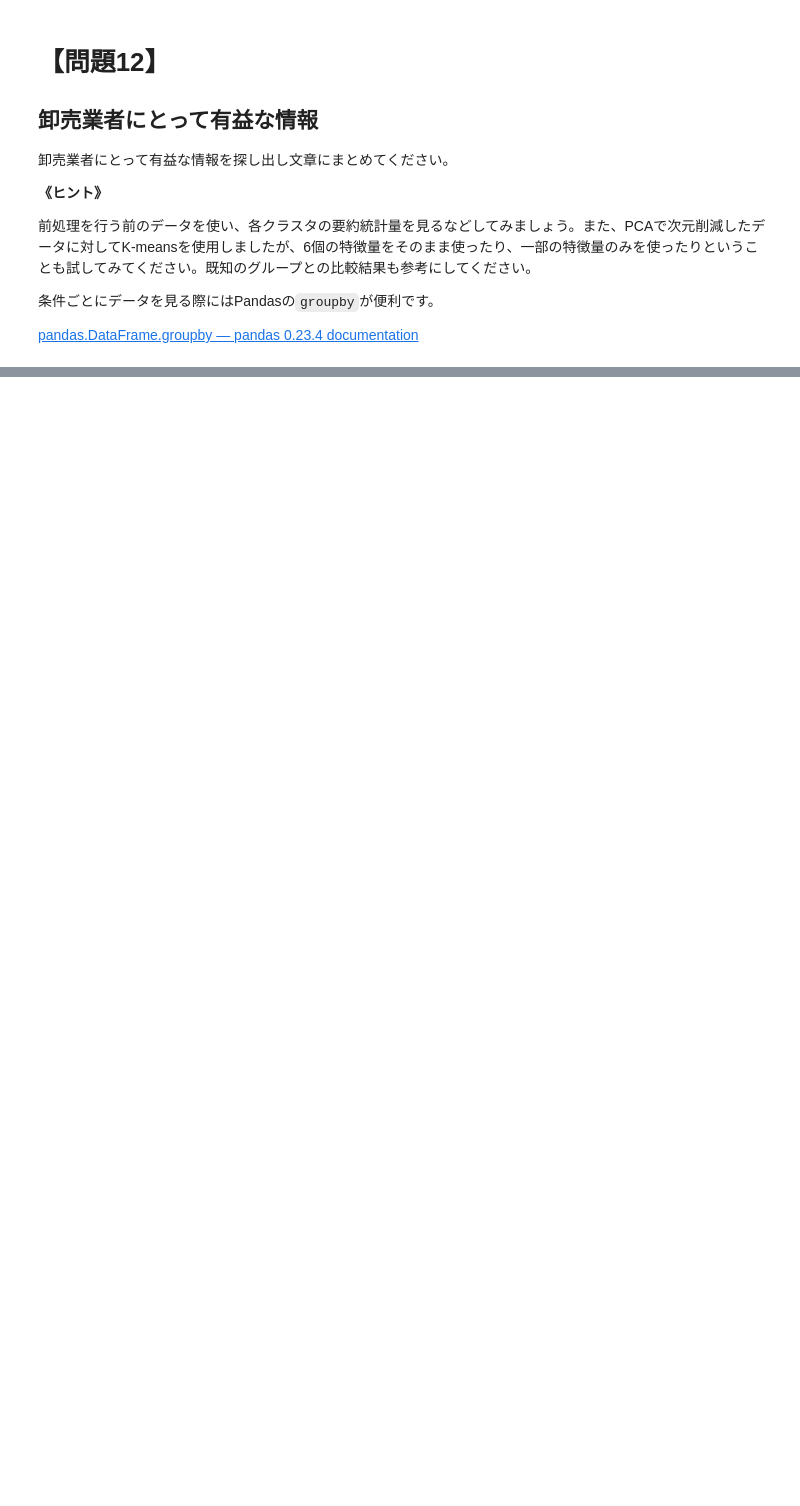
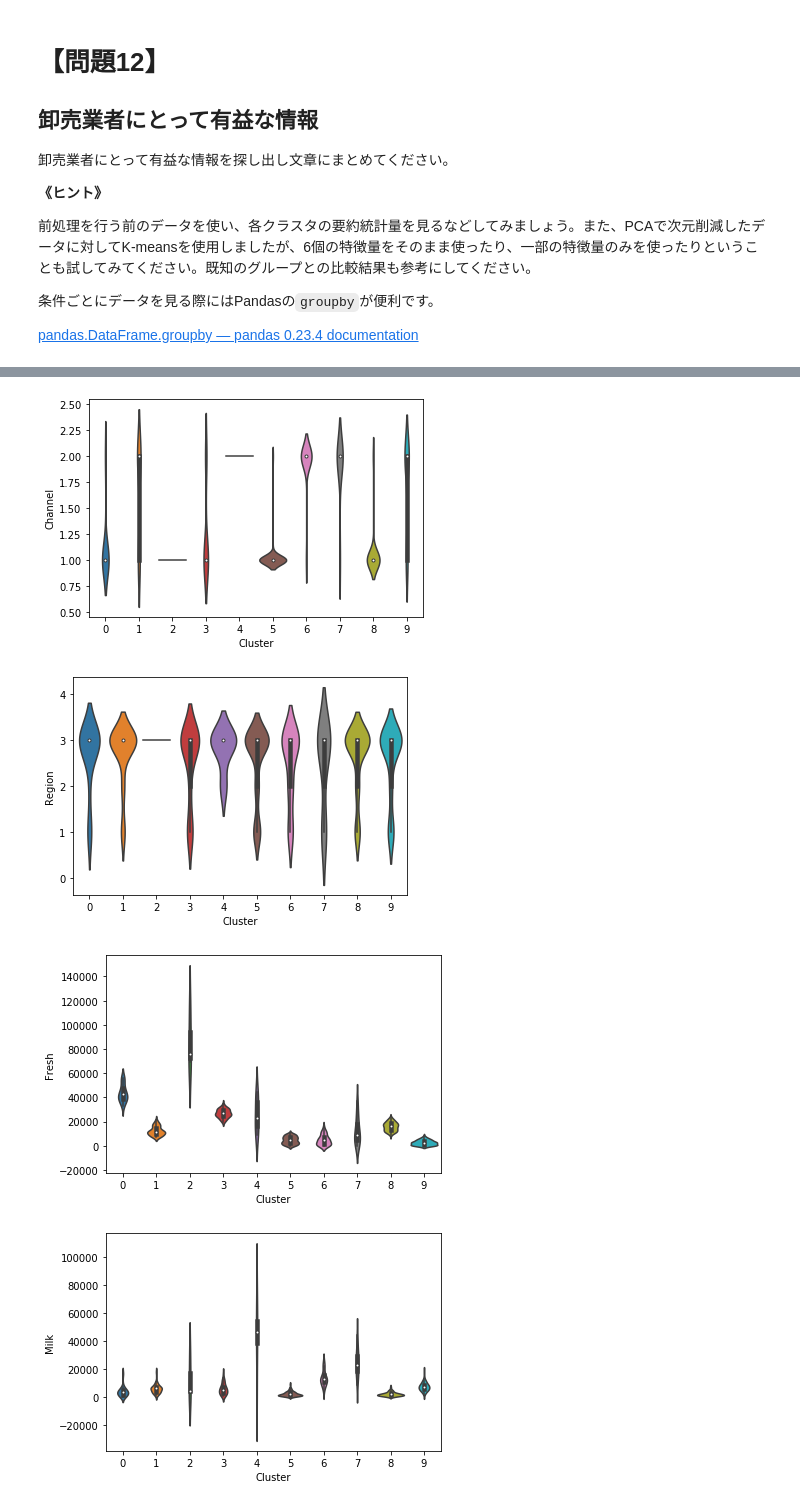
Before and after one commit to taiki-nakaso/diveintocode-ml, a Jupyter notebook: src/term1/sprint7/sprint7.ipynb, the cells around one changed output, grey strips where cells are left out. Saved outputs shown, nothing was run; the diff lists cells and outputs as text; code cells hidden in the pictures; blank space fills up the shorter version.

```diff
--- a/src/term1/sprint7/sprint7.ipynb
+++ b/src/term1/sprint7/sprint7.ipynb
@@ -1062,3 +1060,7 @@ k=10におけるクラスタリング結果との相関がみられる。
 
 
 [pandas.DataFrame.groupby — pandas 0.23.4 documentation](https://pandas.pydata.org/pandas-docs/stable/generated/pandas.DataFrame.groupby.html)
+# %%
+data_cluster = pd.read_csv('Wholesale customers data.csv')
+data_cluster['Cluster'] = skm.predict(data_pca_std)
+display(data_cluster)
@@ -1064,0 +1081,11 @@ k=10におけるクラスタリング結果との相関がみられる。
+# %%
+# クラスタごとに購入金額の分布を見る
+import seaborn as sns
+for f in data_cluster.columns:
+    sns.violinplot(x='Cluster', y=f, data=data_cluster)
+    plt.show()
+# %% [output]
+[figure, added]
+[figure, added]
+[figure, added]
+[figure, added]
```
Also changed, not shown: parts of 18 cells of this notebook, 1 other file.
